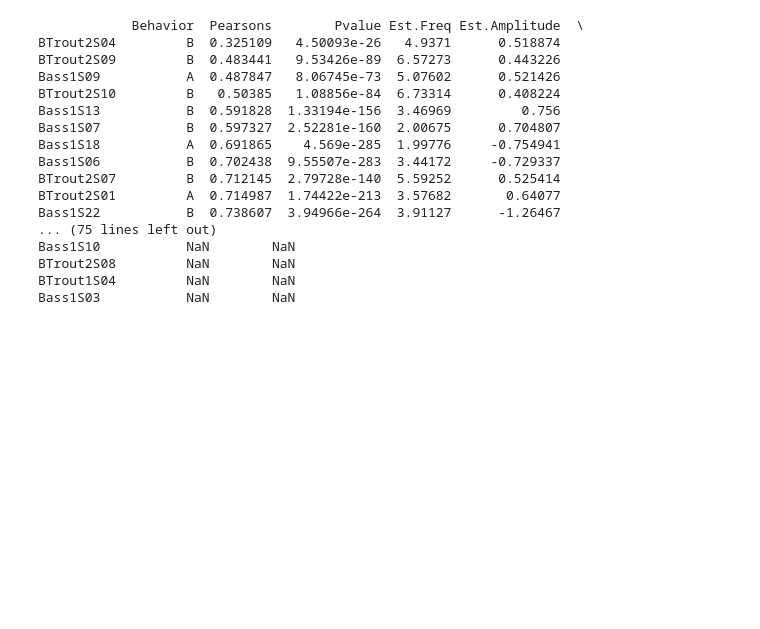
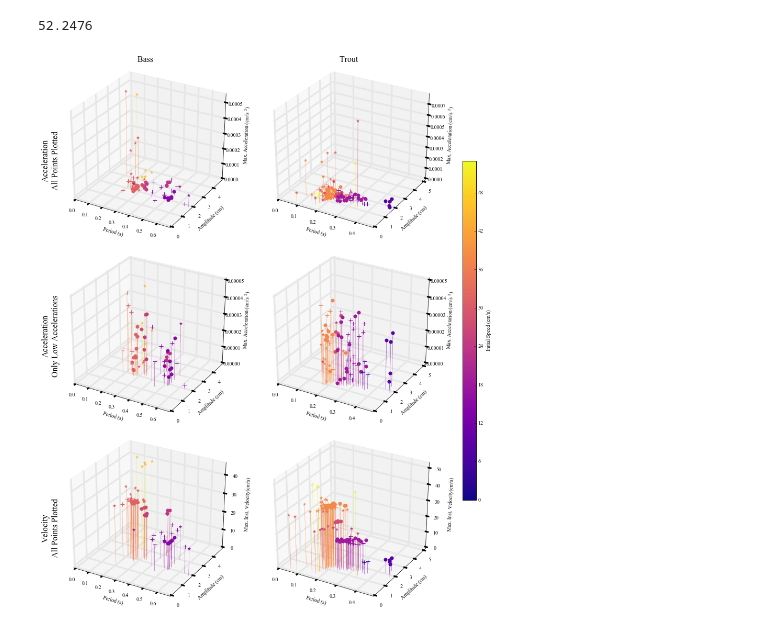
Before and after one commit to kfeilich/FishTrackProcessing, a Jupyter notebook: AccelerationCodeTesting.ipynb, the cells around one changed output. Cells and saved outputs as stored; diff of their text form; code cells hidden in the pictures; blank space fills up the shorter version.

Commit message:
Added code to make figures for diss. plot_analysis_forfig  is a modified plotting function to be used in Fig2... . py

```diff
--- a/AccelerationCodeTesting.ipynb
+++ b/AccelerationCodeTesting.ipynb
@@ -39,2 +38,0 @@ corr_w_sin = sin_corr(tracklist.keys(), tracklist, finbeat_byT)
-# %%
-plot_fit_sine(bass_subset, tracklist, corr_w_sin)
@@ -55,20 +39,11 @@ plot_fit_sine(bass_subset, tracklist, corr_w_sin)
-# %%
-print(corr_w_sin.sort('Pearsons'))
-# %% [output]
-            Behavior  Pearsons        Pvalue Est.Freq Est.Amplitude  \
-BTrout2S04         B  0.325109   4.50093e-26   4.9371      0.518874
-BTrout2S09         B  0.483441   9.53426e-89  6.57273      0.443226
-Bass1S09           A  0.487847   8.06745e-73  5.07602      0.521426
-BTrout2S10         B   0.50385   1.08856e-84  6.73314      0.408224
-Bass1S13           B  0.591828  1.33194e-156  3.46969         0.756
-Bass1S07           B  0.597327  2.52281e-160  2.00675      0.704807
-Bass1S18           A  0.691865    4.569e-285  1.99776     -0.754941
-Bass1S06           B  0.702438  9.55507e-283  3.44172     -0.729337
-BTrout2S07         B  0.712145  2.79728e-140  5.59252      0.525414
-BTrout2S01         A  0.714987  1.74422e-213  3.57682       0.64077
-Bass1S22           B  0.738607  3.94966e-264  3.91127      -1.26467
-... (75 lines left out)
-Bass1S10           NaN        NaN
-BTrout2S08         NaN        NaN
-BTrout1S04         NaN        NaN
-Bass1S03           NaN        NaN
+# %%
+speeds = [0]*len(tracklist.keys())
+count= 0
+
+for i in tracklist.keys():
+    speeds[count] = tracklist[i]['start_spd']
+    count+=1
+
+print(max(speeds))
+# %% [output]
+52.2476
@@ -75,3 +204,40 @@ Bass1S03           NaN        NaN
+# %%
+#import matplotlib
+#import matplotlib.pyplot as plt
+#from plot_analysis_forfig import plot_analysis_forfig
+
+plt.style.use('mystyle.mplstyle')
+
+fig2 = plt.figure(figsize = (12,15))
+
+ax2_1 = plot_analysis_forfig(3,2,1, bass_subset, finbeat_byP, tracklist, 'A', True, False)  # Bass acc no cutoff
+ax2_1.set_title('Bass \n')
+ax2_2 = plot_analysis_forfig(3,2,2, trout_subset, finbeat_byP, tracklist, 'A', True, False)  # Trout accel no cutoff
+ax2_2.set_title('Trout \n')
+ax2_3 = plot_analysis_forfig(3,2,3, bass_subset, finbeat_byP, tracklist, 'A', True, True)  # Bass accel cutoff
+ax2_4 = plot_analysis_forfig(3,2,4, trout_subset, finbeat_byP, tracklist, 'A', True, True)  # Trout accel cutoff
+ax2_5 = plot_analysis_forfig(3,2,5, bass_subset, finbeat_byP, tracklist, 'V', True, False)  # Bass inst velocity
+ax2_6 = plot_analysis_forfig(3,2,6, trout_subset, finbeat_byP, tracklist, 'V', True, False)  # Trout inst. velocity
+
+
+fig2.text(0, 0.8, 'Acceleration\nAll Points Plotted\n ', va='center', rotation='vertical', fontsize=16, multialignment = 'center')
+fig2.text(0, 0.49, 'Acceleration\nOnly Low Accelerations\n ', va='center', rotation='vertical', fontsize=16, multialignment = 'center')
+fig2.text(0, 0.15, 'Velocity\nAll Points Plotted\n ', va='center', rotation='vertical', fontsize=16, multialignment = 'center')
+#plt.show()
+plt.tight_layout()
+fig2.subplots_adjust(right=0.9)
+cbar_ax = fig2.add_axes([0.93, 0.2, 0.03, 0.6])  # [left, bottom, width, height]
+cbar_ax.set_xmargin(0.2)
+cmap = matplotlib.cm.plasma
+norm = matplotlib.colors.Normalize(vmin=0, vmax=53)
+cb1 = matplotlib.colorbar.ColorbarBase(cbar_ax, cmap=cmap,
+                                norm=norm,
+                                orientation='vertical')
+cb1.set_label('Initial Speed (cm/s)')
+
+fig2.savefig('Fig2_IndividualFinbeats.pdf', fmt = 'pdf')
+# %% [output]
+[figure, added]
 # %%
 import matplotlib.pyplot as plt
 import pywt
```
Also changed, not shown: parts of 5 cells of this notebook, 4 other files.
